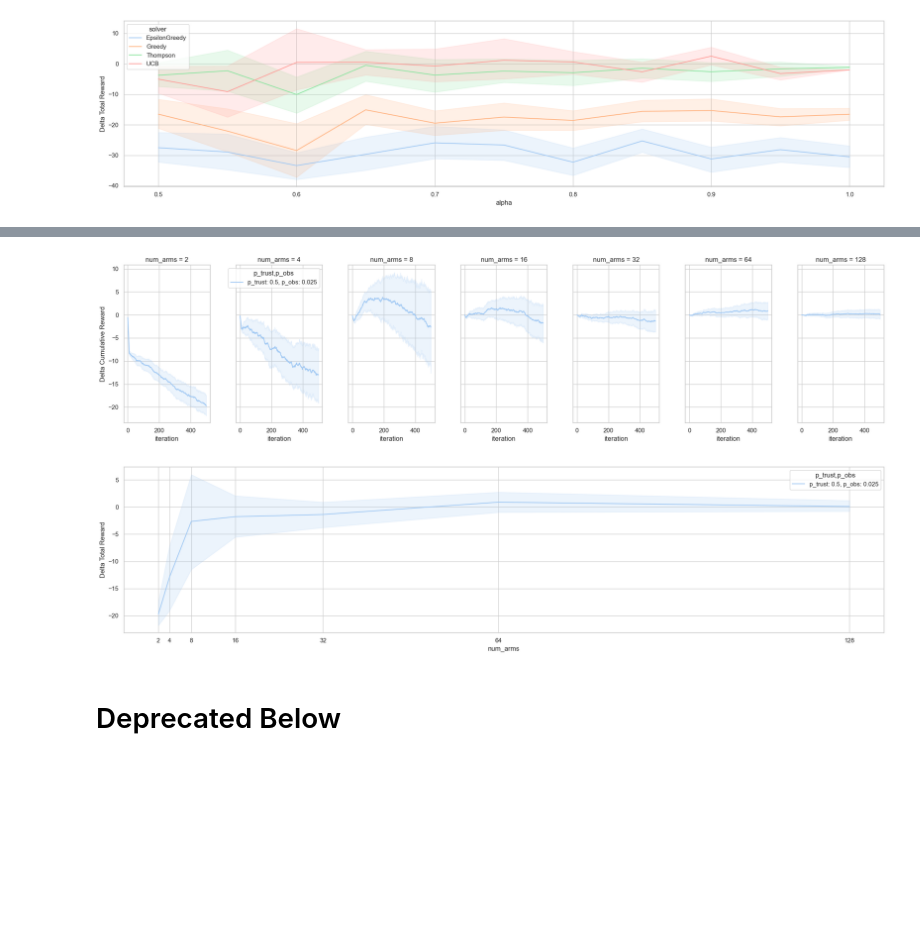
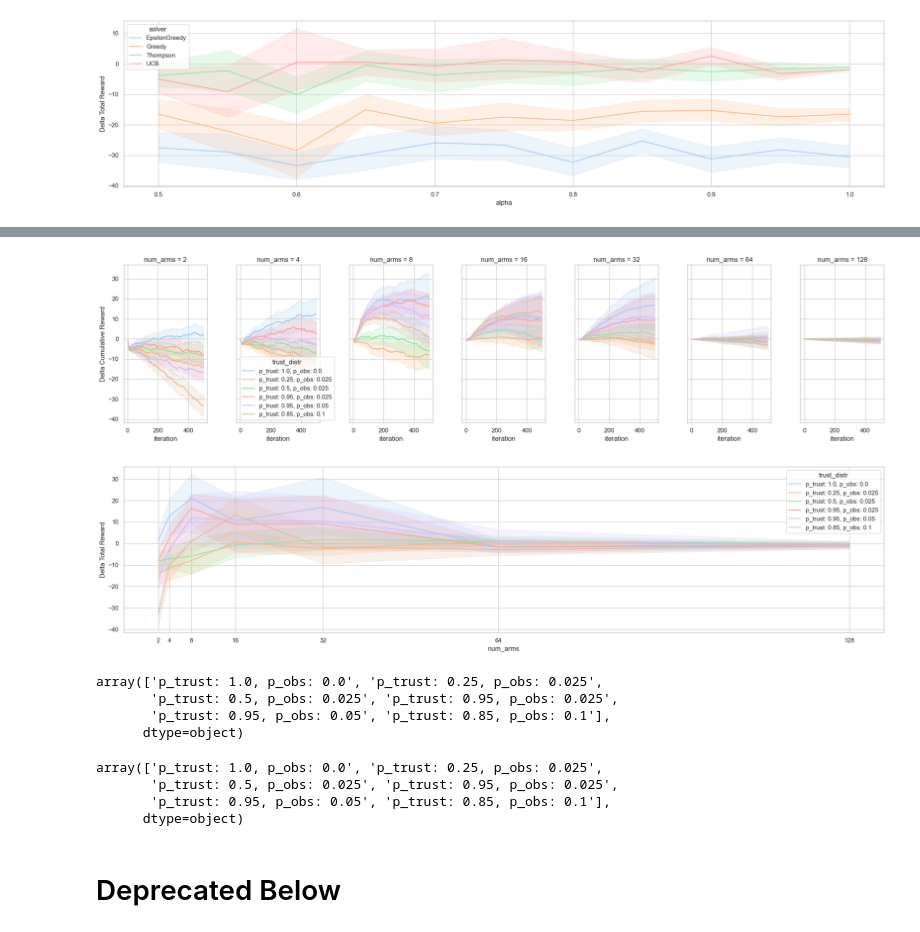
Before and after one commit to martinezjulio/socialmotivation, a Jupyter notebook: mamabp_visualizations.ipynb, the cells around one changed output, grey strips where cells are left out. Drawn from its saved outputs; the diff is of its cells as text; code cells hidden in the pictures; blank space fills up the shorter version.

Commit message:
added trust run and added arm proportions

```diff
--- a/mamabp_visualizations.ipynb
+++ b/mamabp_visualizations.ipynb
@@ -141,6 +168,19 @@ payoffs: [1. 0.]
 | 2 | EpsilonGreedy | 0 | 0 | learner | 0.0 | 0.0 | 0.0 | 1 | ... |
 | 3 | EpsilonGreedy | 0 | 0 | demonstrator | 0.0 | 0.0 | -0.0 | 0 | ... |
 | 4 | EpsilonGreedy | 0 | 0 | learner | 0.0 | 0.0 | -1.0 | 2 | ... |
+# %%
+alpha = 0.6
+episode = 39
+alpha_learner_results_long_df = learner_results_long_df.groupby(['alpha', 'episode']).get_group((alpha, episode))
+
+alpha_learner_arm_proprtion_results_long_df = alpha_learner_results_long_df['solver', 'iteration', 'proportion_best_arm', 'proportion_observe', 'proportion_other']
+alpha_learner_arm_proprtion_results_melt_df = pd.melt(
+    alpha_learner_arm_proprtion_results_long_df,
+    id_vars=['solver', 'iteration'],
+    value_vars=['proportion_best_arm', 'proportion_observe', 'proportion_other'],
+    var_name='proportion_type',
+    value_name='proportion')
+sns.lineplot(data=learner_results_long_df, x="iteration", y="proportion", hue="solver", style='proportion_type')
 # %%
 if test_alphas:
     fig, axs = plt.subplots(nrows=1, ncols=len(alphas[::2]), sharex=False, sharey=True, figsize=(20,5))
@@ -315,4 +368,9 @@ num_arms: 128
 # %%
+# one set of plots comparing the number of different initial iterations
+# another set of plots comparing the number of different p_trust and p_obs
+# both over different number of arms
+# and differernt alphas
+
 if test_alphas:
     fig, axs = plt.subplots(nrows=1, ncols=len(alphas[::2]), sharex=False, sharey=True, figsize=(20,5))
     for i, alpha in enumerate(alphas[::2]):
@@ -320,43 +378,57 @@ if test_alphas:
         if i==1:
             legend = 'auto'
         alpha_learner_results_long_df = learner_results_long_df.groupby('alpha').get_group(alpha)
-        sns.lineplot(data=alpha_learner_results_long_df, x="iteration", y="delta_cumulative_reward", hue="p_trust,p_obs",ax=axs[i], legend=legend)
+        sns.lineplot(data=alpha_learner_results_long_df, x="iteration", y="delta_cumulative_reward", hue="trust_distr",ax=axs[i], legend=legend)
         axs[i].set_title('alpha = ' + str(alpha))
     plt.tight_layout()
     plt.savefig(os.path.join(figures_dir,'delta_cumulative_reward_per_alpha.png'),bbox_inches="tight")
     plt.show()
 
     fig = plt.figure(figsize=(20,5))
-    sns.lineplot(data=learner_results_long_df[learner_results_long_df['iteration'] == num_iterations-1], x="alpha", y="delta_cumulative_reward", hue="p_trust,p_obs")
+    sns.lineplot(data=learner_results_long_df[learner_results_long_df['iteration'] == num_iterations-1], x="alpha", y="delta_cumulative_reward", hue="trust_distr")
     #plt.title('Varying payoff probability alpha, $(p_{arm1} = \\alpha, p_{arm2} = 1-\\alpha)$')
     plt.ylabel('Delta Total Reward')
     plt.tight_layout()
     plt.savefig(os.path.join(figures_dir,'delta_total_reward_per_alpha.png'), bbox_inches="tight")
     plt.show()
 else:
     fig, axs = plt.subplots(nrows=1, ncols=len(all_num_arms), sharex=False, sharey=True, figsize=(20,5))
     for i, num_arms in enumerate(all_num_arms):
         legend = None
         if i==1:
             legend = 'auto'
-        alpha_learner_results_long_df = learner_results_long_df.groupby('num_arms').get_group(num_arms)
-        sns.lineplot(data=alpha_learner_results_long_df, x="iteration", y="delta_cumulative_reward", hue="p_trust,p_obs",ax=axs[i], legend=legend)
+        num_arms_learner_results_long_df = learner_results_long_df.groupby('num_arms').get_group(num_arms)
+        sns.lineplot(data=num_arms_learner_results_long_df, x="iteration", y="delta_cumulative_reward", hue="trust_distr",ax=axs[i], legend=legend)
         axs[i].set_ylabel('Delta Cumulative Reward')
         axs[i].set_title('num_arms = ' + str(num_arms))
     plt.tight_layout()
     plt.savefig(os.path.join(figures_dir,'delta_cumulative_reward_per_num_arms.png'), bbox_inches="tight")
     plt.show()
 
     fig = plt.figure(figsize=(20,5))
-    sns.lineplot(data=learner_results_long_df[learner_results_long_df['iteration'] == num_iterations-1], x="num_arms", y="delta_cumulative_reward", hue="p_trust,p_obs")
+    sns.lineplot(data=learner_results_long_df[learner_results_long_df['iteration'] == num_iterations-1], x="num_arms", y="delta_cumulative_reward", hue="trust_distr")
     plt.xticks(all_num_arms, all_num_arms)
     plt.ylabel('Delta Total Reward')
     plt.tight_layout()
     plt.savefig(os.path.join(figures_dir,'delta_total_reward_per_num_arms.png'), bbox_inches="tight")
     plt.show()
 # %% [output]
-[figure, old version]
+[figure, new version]
-[figure, old version]
+[figure, new version]
+# %%
+learner_results_long_df.groupby('num_arms').get_group(128).trust_distr.unique()
+# %% [output]
+array(['p_trust: 1.0, p_obs: 0.0', 'p_trust: 0.25, p_obs: 0.025',
+       'p_trust: 0.5, p_obs: 0.025', 'p_trust: 0.95, p_obs: 0.025',
+       'p_trust: 0.95, p_obs: 0.05', 'p_trust: 0.85, p_obs: 0.1'],
+      dtype=object)
+# %%
+results_long_df.groupby('num_arms').get_group(2).trust_distr.unique()
+# %% [output]
+array(['p_trust: 1.0, p_obs: 0.0', 'p_trust: 0.25, p_obs: 0.025',
+       'p_trust: 0.5, p_obs: 0.025', 'p_trust: 0.95, p_obs: 0.025',
+       'p_trust: 0.95, p_obs: 0.05', 'p_trust: 0.85, p_obs: 0.1'],
+      dtype=object)
 # %% [markdown]
 # Deprecated Below
 # %% [markdown]
```
Also changed, not shown: parts of 3 cells of this notebook.
